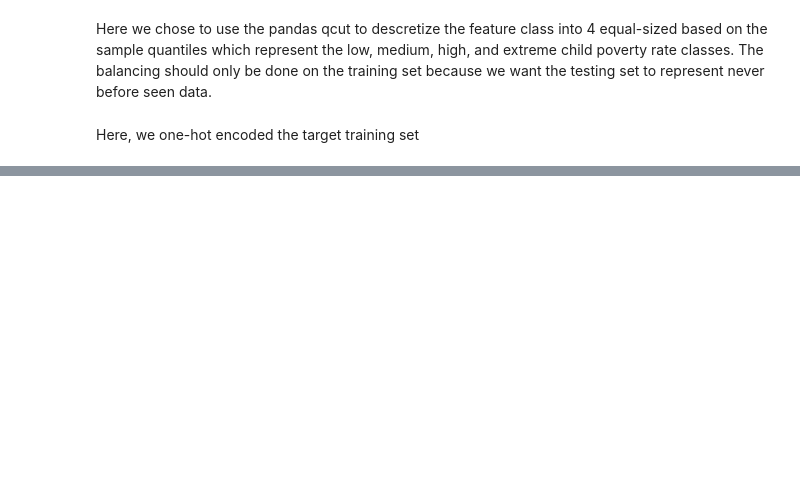
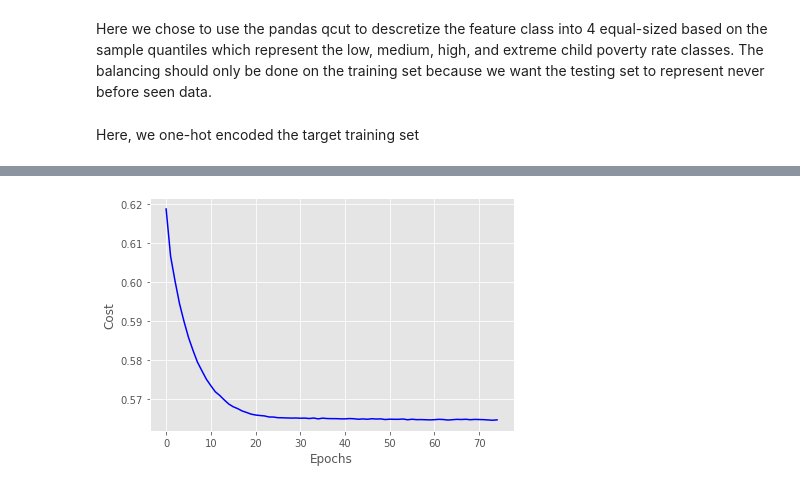
Before and after one commit to lukedemaio/MLLab04, a Jupyter notebook: Lab4.ipynb, the cells around one changed output, grey strips where cells are left out. Drawn from its saved outputs; the diff is of its cells as text; code cells hidden in the pictures; blank space fills up the shorter version.

```diff
--- a/Lab4.ipynb
+++ b/Lab4.ipynb
@@ -371,0 +364,34 @@ plt.show()
+# %%
+import matplotlib.pyplot as plt
+%matplotlib inline
+
+plt.style.use('ggplot')
+
+def print_result(nn,X_train,y_train,X_test,y_test,title="",color="red"):
+
+    print("=================")
+    print(title,":")
+    yhat = nn.predict(X_train)
+    print('Resubstitution acc:',accuracy_score(y_train,yhat))
+
+    yhat = nn.predict(X_test)
+    print('Validation acc:',accuracy_score(y_test,yhat))
+
+    if hasattr(nn,'val_score_'):
+        plt.plot(range(len(nn.val_score_)), nn.val_score_, color=color,label=title)
+        plt.ylabel('Validation Accuracy')
+    else:
+        plt.plot(range(len(nn.score_)), nn.score_, color=color,label=title)
+        plt.ylabel('Resub Accuracy')
+
+    plt.xlabel('Epochs')
+    plt.tight_layout()
+    plt.legend(loc='best')
+    plt.grid(True)
+# %%
+#[.5 points] Use the example two-layer perceptron network from the class example and quantify performance using accuracy.
+#Do not normalize or one-hot encode the data (not yet). Be sure that training converges by graphing the loss function
+#versus the number of epochs.
+params = {'n_hidden':35,
+         'C':0.1, 'epochs':75, 'eta':0.001,'minibatches':len(X_train)/35,
+         'shuffle':True,'random_state':1}
@@ -372,3 +410,15 @@ plt.show()
+# %%
+import matplotlib.pyplot as plt
+# take the mean of each minibatch epoch
+cost_avgs = [np.mean(x) for x in nn_glorot.cost_]
+
+plt.plot(range(len(cost_avgs)), cost_avgs, color='blue')
+plt.ylabel('Cost')
+plt.xlabel('Epochs')
+plt.tight_layout()
+plt.show()
+# %% [output]
+[figure, added]
 # %%
 #[.5 points] Now (1) normalize the continuous numeric feature data. Use the example two-layer perceptron network
 #from the class example and quantify performance using accuracy. Be sure that training converges by graphing the loss
```
Also changed, not shown: parts of 40 cells of this notebook.
